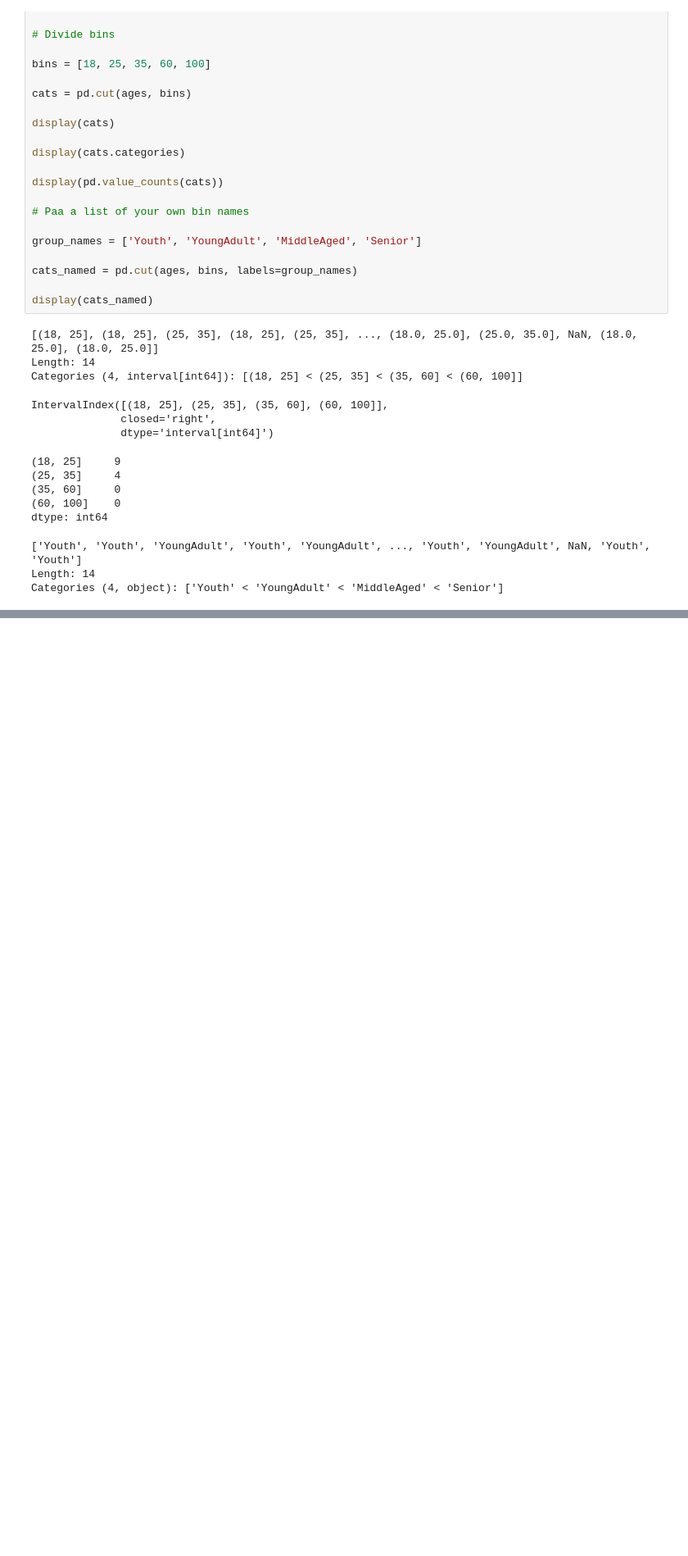
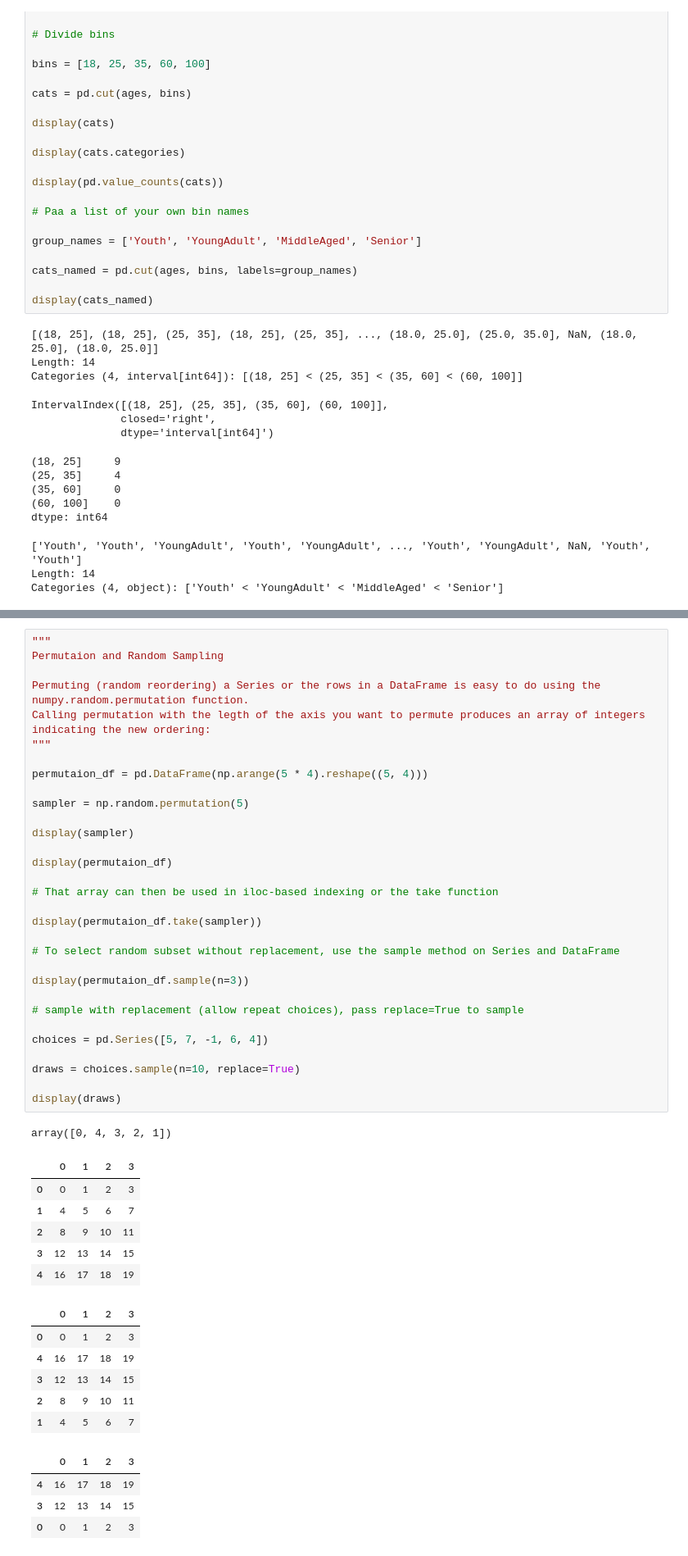
Before and after one commit to MuayThaiLegz/Py_DataAnalysis, a Jupyter notebook: PY_DataAnalysis_7.ipynb, the cells around one changed output, grey strips where cells are left out. Shown at 82% size. Saved outputs shown, nothing was run; the diff lists cells and outputs as text; blank space fills up the shorter version.

```diff
--- a/PY_DataAnalysis_7.ipynb
+++ b/PY_DataAnalysis_7.ipynb
@@ -509,0 +580,49 @@ Using cut will not ussualy reslut in each bin having the same number of data poi
+# %%
+"""
+Permutaion and Random Sampling
+
+Permuting (random reordering) a Series or the rows in a DataFrame is easy to do using the numpy.random.permutation function.
+Calling permutation with the legth of the axis you want to permute produces an array of integers indicating the new ordering:
+"""
+
+permutaion_df = pd.DataFrame(np.arange(5 * 4).reshape((5, 4)))
+
+sampler = np.random.permutation(5)
+
+display(sampler)
+
+display(permutaion_df)
+
+# That array can then be used in iloc-based indexing or the take function
+
+display(permutaion_df.take(sampler))
+
+# To select random subset without replacement, use the sample method on Series and DataFrame
+
+display(permutaion_df.sample(n=3))
+
+# sample with replacement (allow repeat choices), pass replace=True to sample
+
+choices = pd.Series([5, 7, -1, 6, 4])
+
+draws = choices.sample(n=10, replace=True)
+
+display(draws)
+# %% [output]
+array([0, 4, 3, 2, 1])
+|  | 0 | 1 | 2 | 3 |
+| 0 | 0 | 1 | 2 | 3 |
+| 1 | 4 | 5 | 6 | 7 |
+| 2 | 8 | 9 | 10 | 11 |
+| 3 | 12 | 13 | 14 | 15 |
+| 4 | 16 | 17 | 18 | 19 |
+|  | 0 | 1 | 2 | 3 |
+| 0 | 0 | 1 | 2 | 3 |
+| 4 | 16 | 17 | 18 | 19 |
+| 3 | 12 | 13 | 14 | 15 |
+| 2 | 8 | 9 | 10 | 11 |
+| 1 | 4 | 5 | 6 | 7 |
+|  | 0 | 1 | 2 | 3 |
+| 4 | 16 | 17 | 18 | 19 |
+| 3 | 12 | 13 | 14 | 15 |
+| 0 | 0 | 1 | 2 | 3 |
```
Also changed, not shown: parts of 4 cells of this notebook.
